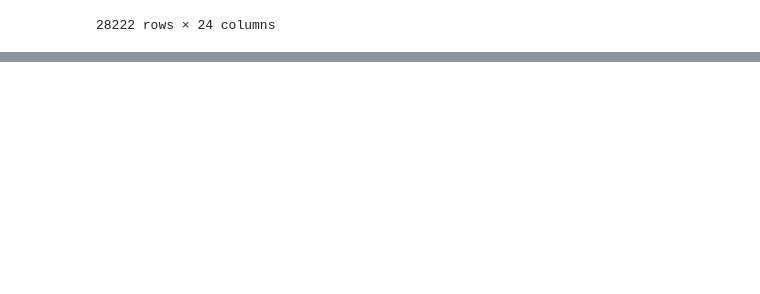
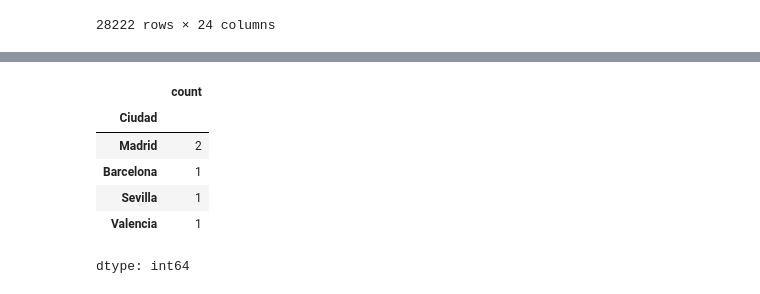
Before and after one commit to FelipeAfana/Apuntes-2-Inteligencia-Artificial, a Jupyter notebook: apuntes_eda.ipynb, the cells around one changed output, grey strips where cells are left out. Saved outputs shown, nothing was run; the diff lists cells and outputs as text; code cells hidden in the pictures; blank space fills up the shorter version.

```diff
--- a/apuntes_eda.ipynb
+++ b/apuntes_eda.ipynb
@@ -475,0 +502,10 @@ df
+# %%
+df.Ciudad.value_counts()
+# %% [output]
+|  | count |
+| Ciudad |  |
+| Madrid | 2 |
+| Barcelona | 1 |
+| Sevilla | 1 |
+| Valencia | 1 |
+dtype: int64
```
Also changed, not shown: parts of 8 cells of this notebook.
